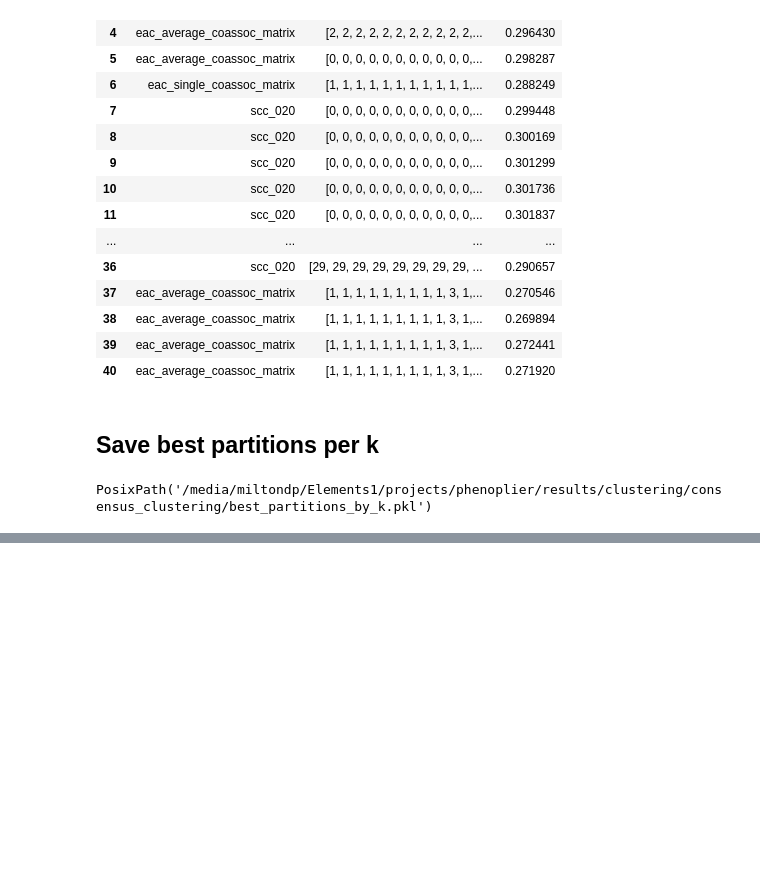
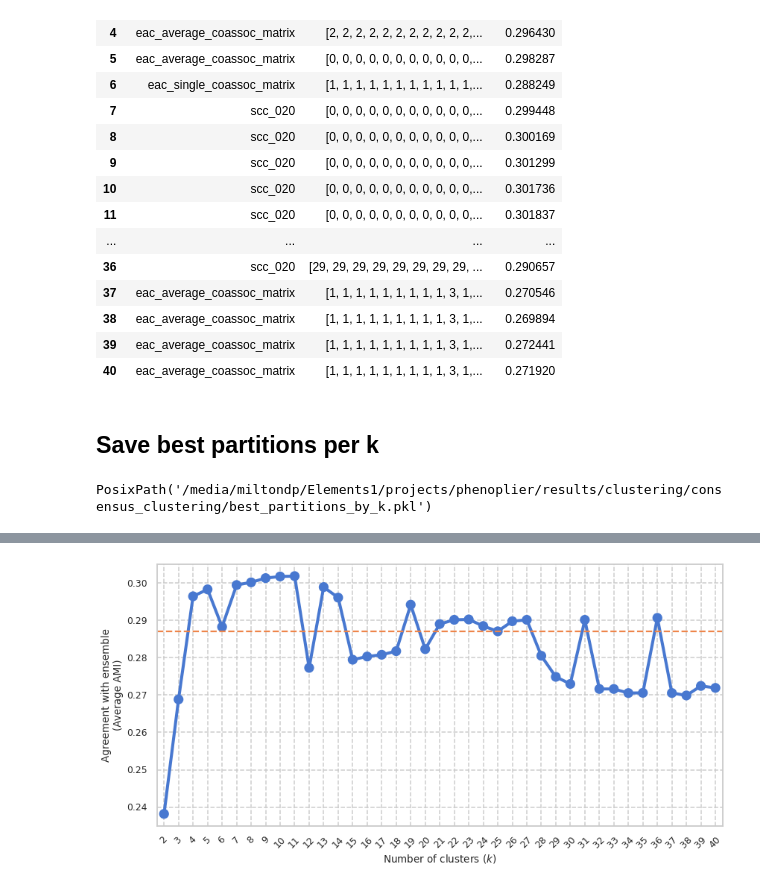
Before and after one commit to greenelab/phenoplier, a Jupyter notebook: nbs/16_consensus_clustering/030_01-get_best_partitions.ipynb, the cells around one changed output, grey strips where cells are left out. Drawn from its saved outputs; the diff is of its cells as text; code cells hidden in the pictures; blank space fills up the shorter version.

Commit message:
get_best_partitions: add plot of AMI of final selected partitions

```diff
--- a/nbs/16_consensus_clustering/030_01-get_best_partitions.ipynb
+++ b/nbs/16_consensus_clustering/030_01-get_best_partitions.ipynb
@@ -243,0 +246,2 @@ best_parts.to_pickle(output_file)
+# %%
+plot_data = best_parts.reset_index()
@@ -243,0 +257,3 @@ best_parts.to_pickle(output_file)
+# %%
+plot_data_stats = plot_data[_measure_col].describe()
+display(plot_data_stats)
@@ -243,0 +270,18 @@ best_parts.to_pickle(output_file)
+# %%
+plot_data = plot_data.assign(greater_than_median=plot_data[_measure_col].apply(lambda x: x > plot_data_stats['50%']))
+# %%
+with sns.plotting_context("talk", font_scale=0.75), sns.axes_style(
+    "whitegrid", {"grid.linestyle": "--"}
+), sns.color_palette("muted"):
+    current_palette = iter(sns.color_palette())
+
+    fig, ax = plt.subplots(figsize=(12, 6))
+    ax = sns.pointplot(data=plot_data, x="k", y=_measure_col, color=next(current_palette))
+    ax.axhline(plot_data_stats["50%"], ls="--", color=next(current_palette))
+    ax.set_ylabel("Agreement with ensemble\n(Average AMI)")
+    ax.set_xlabel("Number of clusters ($k$)")
+    ax.set_xticklabels(ax.get_xticklabels(), rotation=45)
+    plt.grid(True)
+    plt.tight_layout()
+# %% [output]
+[figure, added]
```
Also changed, not shown: parts of 4 cells of this notebook, 1 other file.
